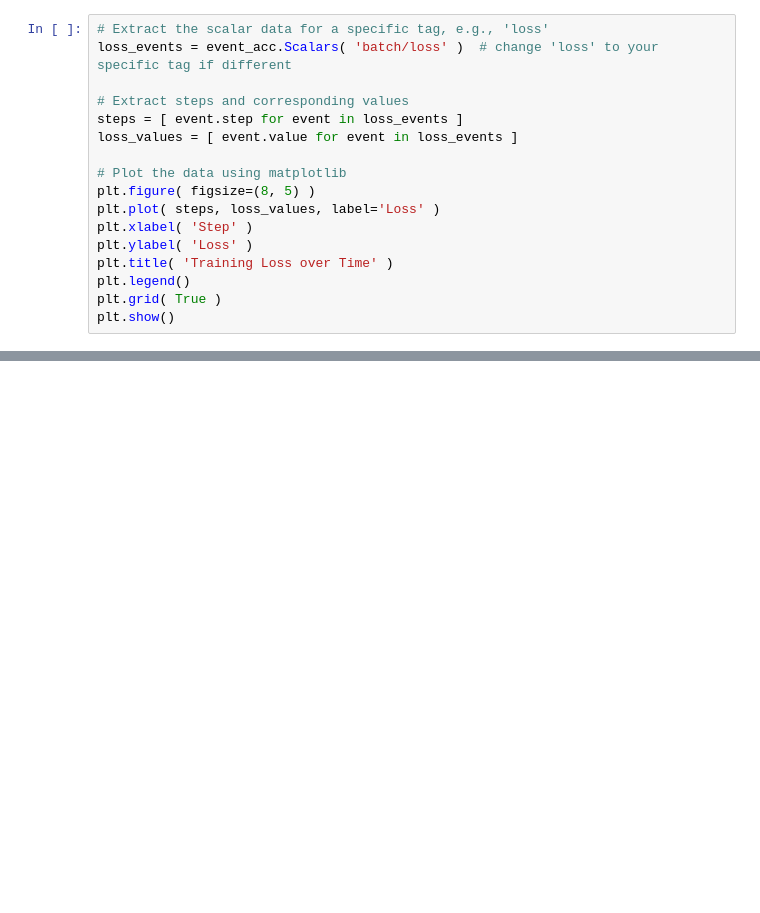
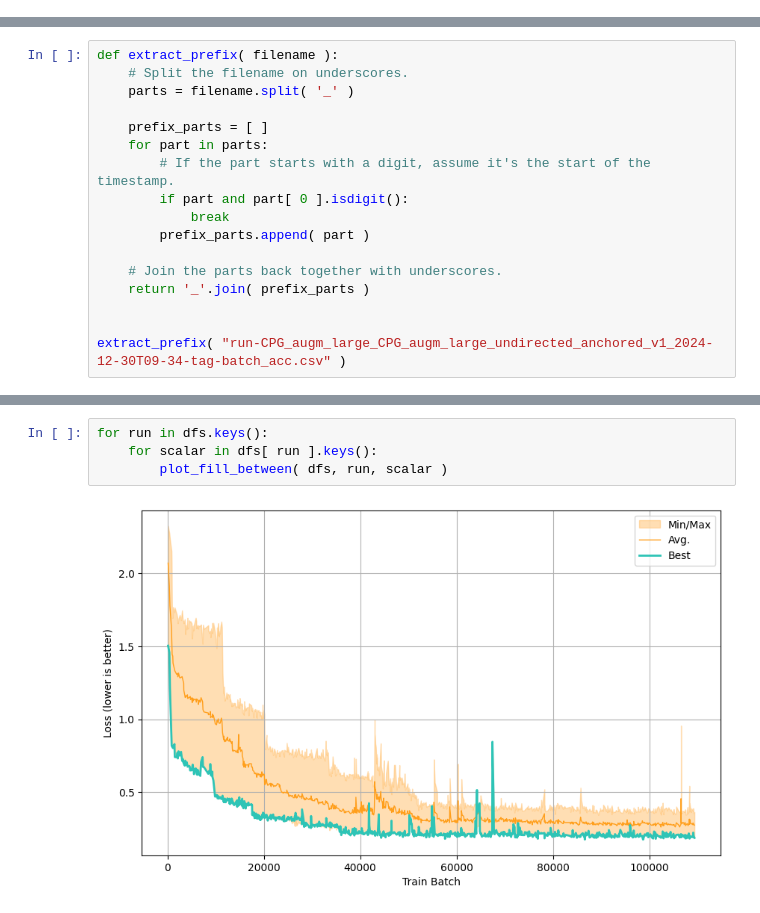
Before and after one commit to DerJeanjour/dpd-subgraph-matching, a Jupyter notebook: matching/glema/notebooks/model_run_plots.ipynb, the cells around one changed output, grey strips where cells are left out. Cells and saved outputs as stored; diff of their text form; blank space fills up the shorter version.

Commit message:
model run plots

```diff
--- a/matching/glema/notebooks/model_run_plots.ipynb
+++ b/matching/glema/notebooks/model_run_plots.ipynb
@@ -18,17 +6,0 @@ Available tags: ['batch/loss', 'batch/acc', 'train/loss', 'train/roc', 'train/ac
-# %%
-# Extract the scalar data for a specific tag, e.g., 'loss'
-loss_events = event_acc.Scalars( 'batch/loss' )  # change 'loss' to your specific tag if different
-
-# Extract steps and corresponding values
-steps = [ event.step for event in loss_events ]
-loss_values = [ event.value for event in loss_events ]
-
-# Plot the data using matplotlib
-plt.figure( figsize=(8, 5) )
-plt.plot( steps, loss_values, label='Loss' )
-plt.xlabel( 'Step' )
-plt.ylabel( 'Loss' )
-plt.title( 'Training Loss over Time' )
-plt.legend()
-plt.grid( True )
-plt.show()
@@ -36,0 +7,17 @@ plt.show()
+# %%
+def extract_prefix( filename ):
+    # Split the filename on underscores.
+    parts = filename.split( '_' )
+
+    prefix_parts = [ ]
+    for part in parts:
+        # If the part starts with a digit, assume it's the start of the timestamp.
+        if part and part[ 0 ].isdigit():
+            break
+        prefix_parts.append( part )
+
+    # Join the parts back together with underscores.
+    return '_'.join( prefix_parts )
+
+
+extract_prefix( "run-CPG_augm_large_CPG_augm_large_undirected_anchored_v1_2024-12-30T09-34-tag-batch_acc.csv" )
@@ -36,0 +177,6 @@ plt.show()
+# %%
+for run in dfs.keys():
+    for scalar in dfs[ run ].keys():
+        plot_fill_between( dfs, run, scalar )
+# %% [output]
+[figure, added]
```
Also changed, not shown: parts of 8 cells of this notebook, 40 other files.
